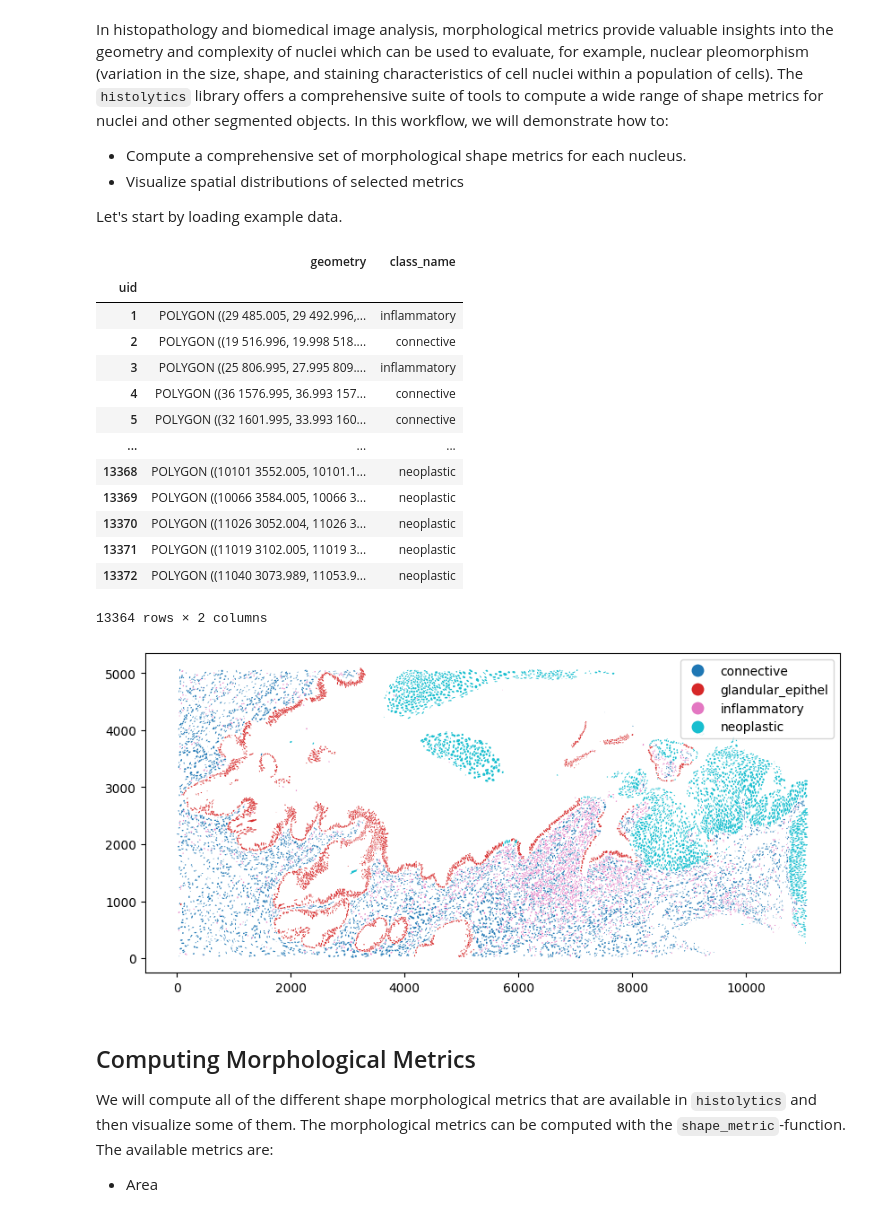
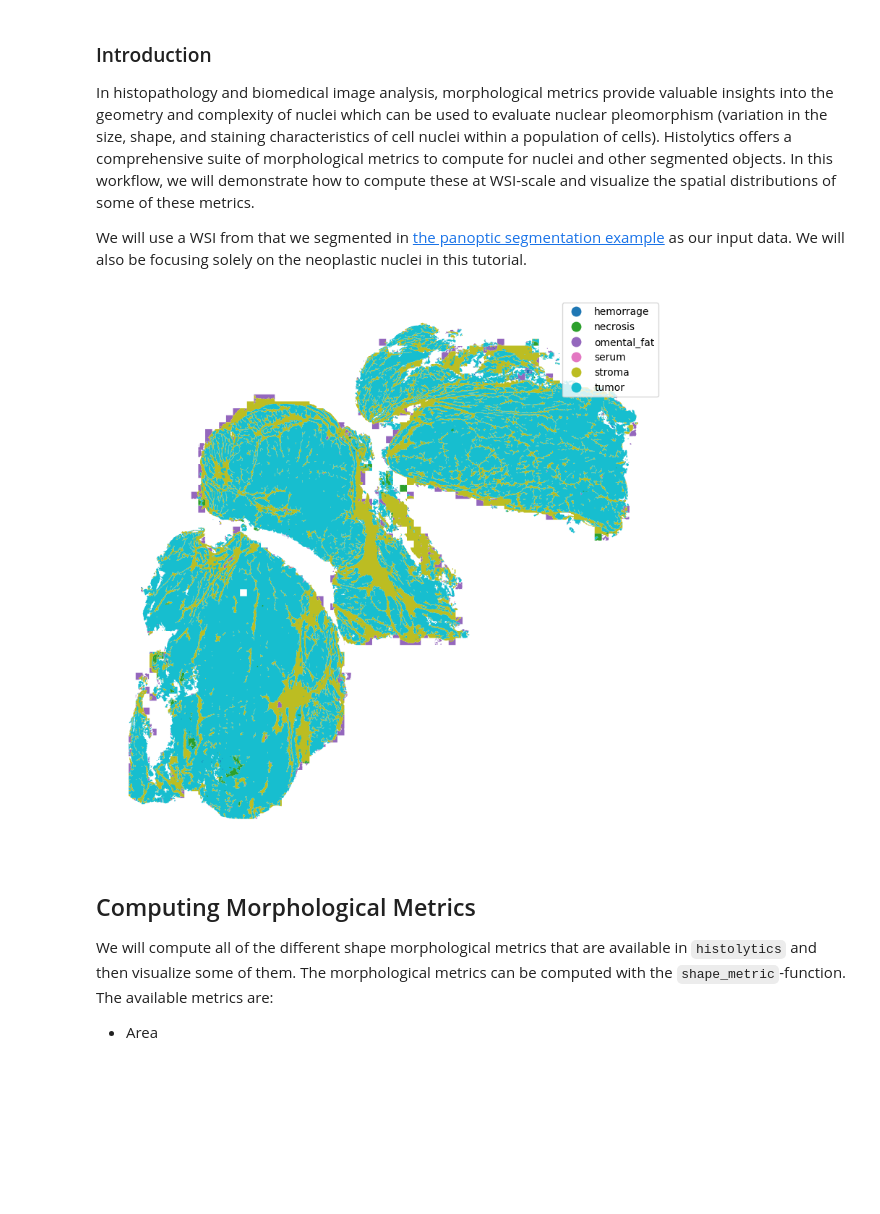
Before and after one commit to HautaniemiLab/histolytics, a Jupyter notebook: docs/user_guide/workflows/nuclear_morphology.ipynb, the cells around one changed output. Saved outputs shown, nothing was run; the diff lists cells and outputs as text; code cells hidden in the pictures; blank space fills up the shorter version.

Commit message:
docs: add wsi workflow tutorials

```diff
--- a/docs/user_guide/workflows/nuclear_morphology.ipynb
+++ b/docs/user_guide/workflows/nuclear_morphology.ipynb
@@ -1,35 +1,22 @@
 # %% [markdown]
-In histopathology and biomedical image analysis, morphological metrics provide valuable insights into the geometry and complexity of nuclei which can be used to evaluate, for example, nuclear pleomorphism (variation in the size, shape, and staining characteristics of cell nuclei within a population of cells). The `histolytics` library offers a comprehensive suite of tools to compute a wide range of shape metrics for nuclei and other segmented objects. In this workflow, we will demonstrate how to:
+### Introduction
 
-- Compute a comprehensive set of morphological shape metrics for each nucleus.
-- Visualize spatial distributions of selected metrics
+In histopathology and biomedical image analysis, morphological metrics provide valuable insights into the geometry and complexity of nuclei which can be used to evaluate nuclear pleomorphism (variation in the size, shape, and staining characteristics of cell nuclei within a population of cells). Histolytics offers a comprehensive suite of morphological metrics to compute for nuclei and other segmented objects. In this workflow, we will demonstrate how to compute these at WSI-scale and visualize the spatial distributions of some of these metrics.
 
-Let's start by loading example data.
+We will use a WSI from that we segmented in [the panoptic segmentation example](../../seg/panoptic_segmentation/) as our input data. We will also be focusing solely on the neoplastic nuclei in this tutorial.
 # %%
 # Install seaborn for visualizing the results.
 # !pip install seaborn
 # %%
-from histolytics.data import cervix_nuclei_crop
+import geopandas as gpd
 
-nuc = cervix_nuclei_crop()
-nuc.plot(figsize=(10, 10), column="class_name", legend=True)
-nuc
+nuc = gpd.read_parquet("/path/to/nuclei_seg.parquet")  # <- modify path
+tis = gpd.read_parquet("/path/to/tissue_seg.parquet")  # <- modify path
+
+ax = tis.plot(figsize=(10, 10), column="class_name", aspect=1, legend=True)
+ax.set_axis_off()
 # %% [output]
-|  | geometry | class_name |
-| uid |  |  |
-| 1 | POLYGON ((29 485.005, 29 492.996,... | inflammatory |
-| 2 | POLYGON ((19 516.996, 19.998 518.... | connective |
-| 3 | POLYGON ((25 806.995, 27.995 809.... | inflammatory |
-| 4 | POLYGON ((36 1576.995, 36.993 157... | connective |
-| 5 | POLYGON ((32 1601.995, 33.993 160... | connective |
-| ... | ... | ... |
-| 13368 | POLYGON ((10101 3552.005, 10101.1... | neoplastic |
-| 13369 | POLYGON ((10066 3584.005, 10066 3... | neoplastic |
-| 13370 | POLYGON ((11026 3052.004, 11026 3... | neoplastic |
-| 13371 | POLYGON ((11019 3102.005, 11019 3... | neoplastic |
-| 13372 | POLYGON ((11040 3073.989, 11053.9... | neoplastic |
-13364 rows × 2 columns
-[figure, old version]
+[figure, new version]
 # %% [markdown]
 ## Computing Morphological Metrics
 
```
Also changed, not shown: parts of 10 cells of this notebook, 4 other files.
